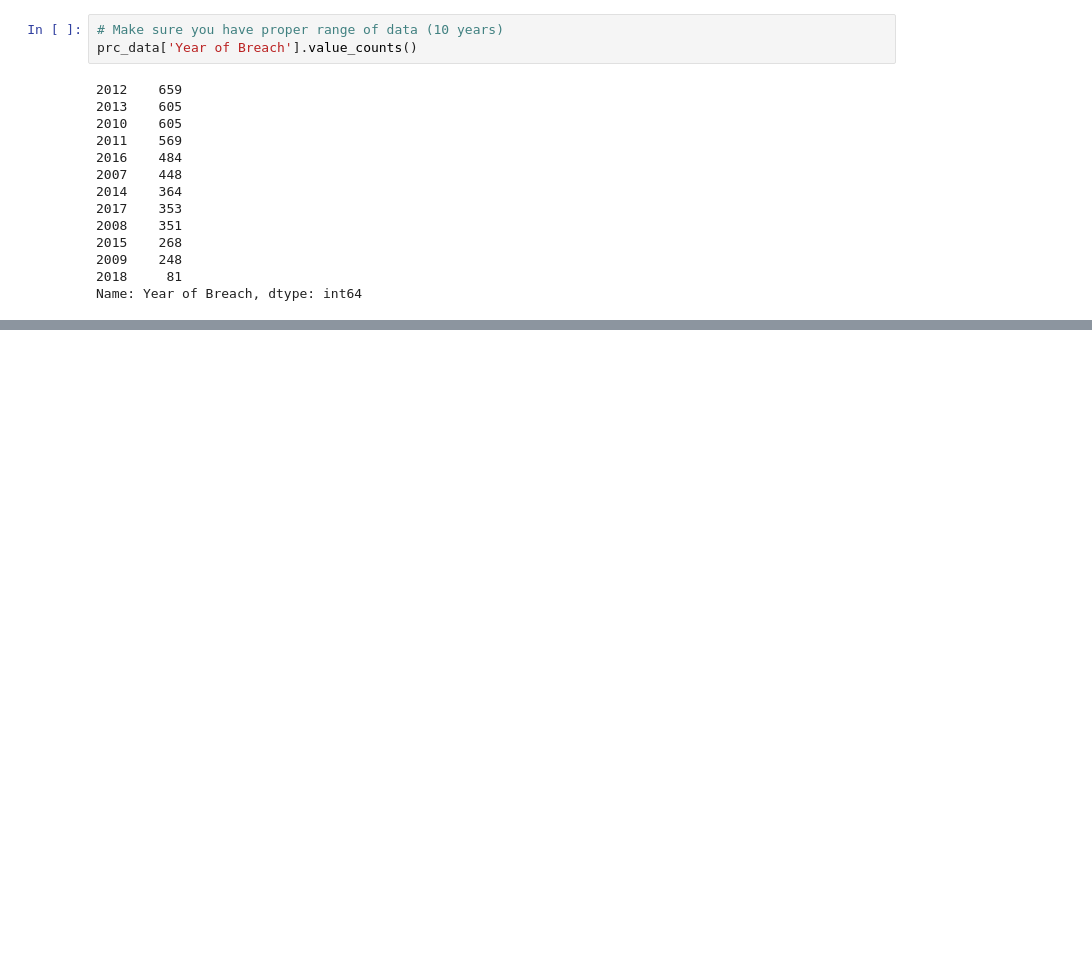
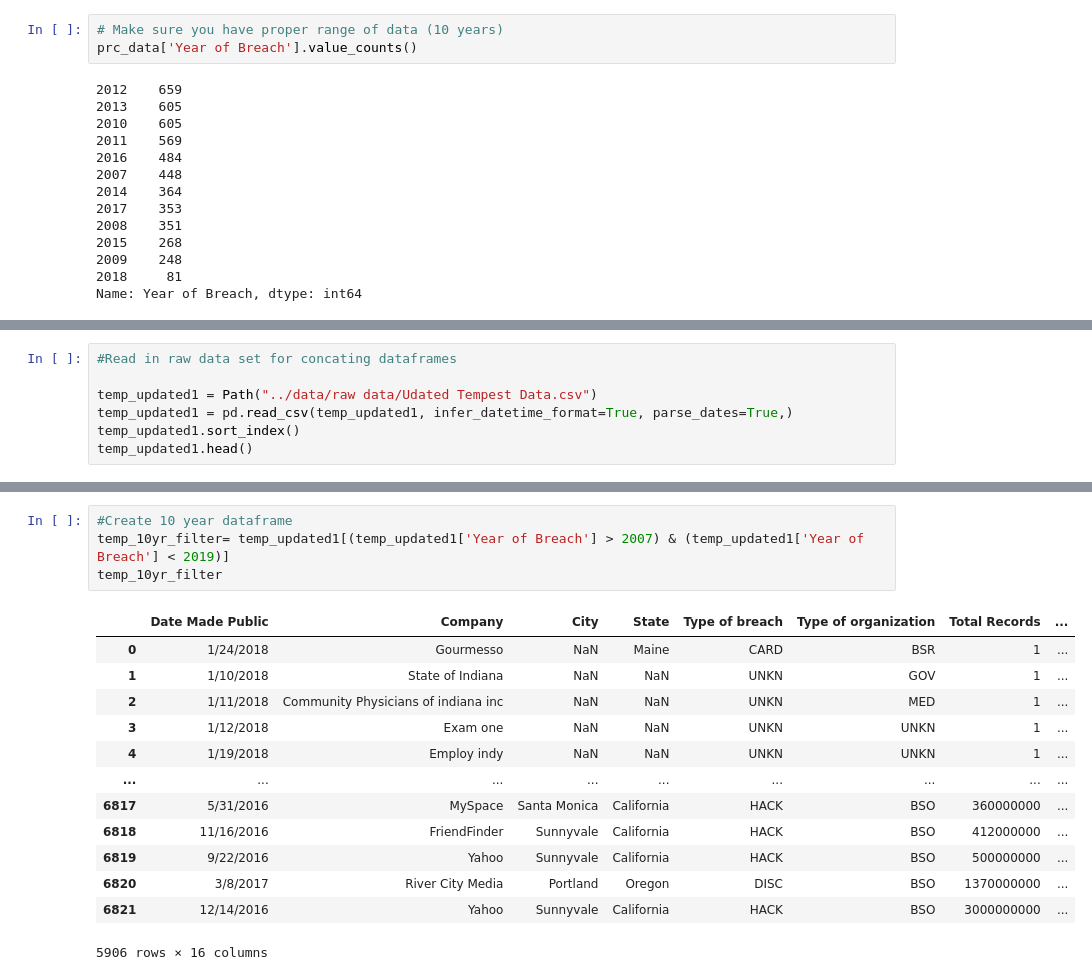
Before and after one commit to chaka37/Project1, a Jupyter notebook: notebooks/tempest.ipynb, the cells around one changed output, grey strips where cells are left out. Cells and saved outputs as stored; diff of their text form; blank space fills up the shorter version.

Commit message:
Concated Liam and Temp dataset for more visuals

```diff
--- a/notebooks/tempest.ipynb
+++ b/notebooks/tempest.ipynb
@@ -213,0 +229,7 @@ prc_data_clean.to_csv("../data/clean data/PRC Data Breach Clean.csv")
+# %%
+#Read in raw data set for concating dataframes
+
+temp_updated1 = Path("../data/raw data/Udated Tempest Data.csv")
+temp_updated1 = pd.read_csv(temp_updated1, infer_datetime_format=True, parse_dates=True,)
+temp_updated1.sort_index()
+temp_updated1.head()
@@ -213,0 +263,18 @@ prc_data_clean.to_csv("../data/clean data/PRC Data Breach Clean.csv")
+# %%
+#Create 10 year dataframe
+temp_10yr_filter= temp_updated1[(temp_updated1['Year of Breach'] > 2007) & (temp_updated1['Year of Breach'] < 2019)]
+temp_10yr_filter
+# %% [output]
+|  | Date Made Public | Company | City | State | Type of breach | Type of organization | Total Records | ... |
+| 0 | 1/24/2018 | Gourmesso | NaN | Maine | CARD | BSR | 1 | ... |
+| 1 | 1/10/2018 | State of Indiana | NaN | NaN | UNKN | GOV | 1 | ... |
+| 2 | 1/11/2018 | Community Physicians of indiana inc | NaN | NaN | UNKN | MED | 1 | ... |
+| 3 | 1/12/2018 | Exam one | NaN | NaN | UNKN | UNKN | 1 | ... |
+| 4 | 1/19/2018 | Employ indy | NaN | NaN | UNKN | UNKN | 1 | ... |
+| ... | ... | ... | ... | ... | ... | ... | ... | ... |
+| 6817 | 5/31/2016 | MySpace | Santa Monica | California | HACK | BSO | 360000000 | ... |
+| 6818 | 11/16/2016 | FriendFinder | Sunnyvale | California | HACK | BSO | 412000000 | ... |
+| 6819 | 9/22/2016 | Yahoo | Sunnyvale | California | HACK | BSO | 500000000 | ... |
+| 6820 | 3/8/2017 | River City Media | Portland | Oregon | DISC | BSO | 1370000000 | ... |
+| 6821 | 12/14/2016 | Yahoo | Sunnyvale | California | HACK | BSO | 3000000000 | ... |
+5906 rows × 16 columns
```
Also changed, not shown: parts of 16 cells of this notebook, 2 other files.
